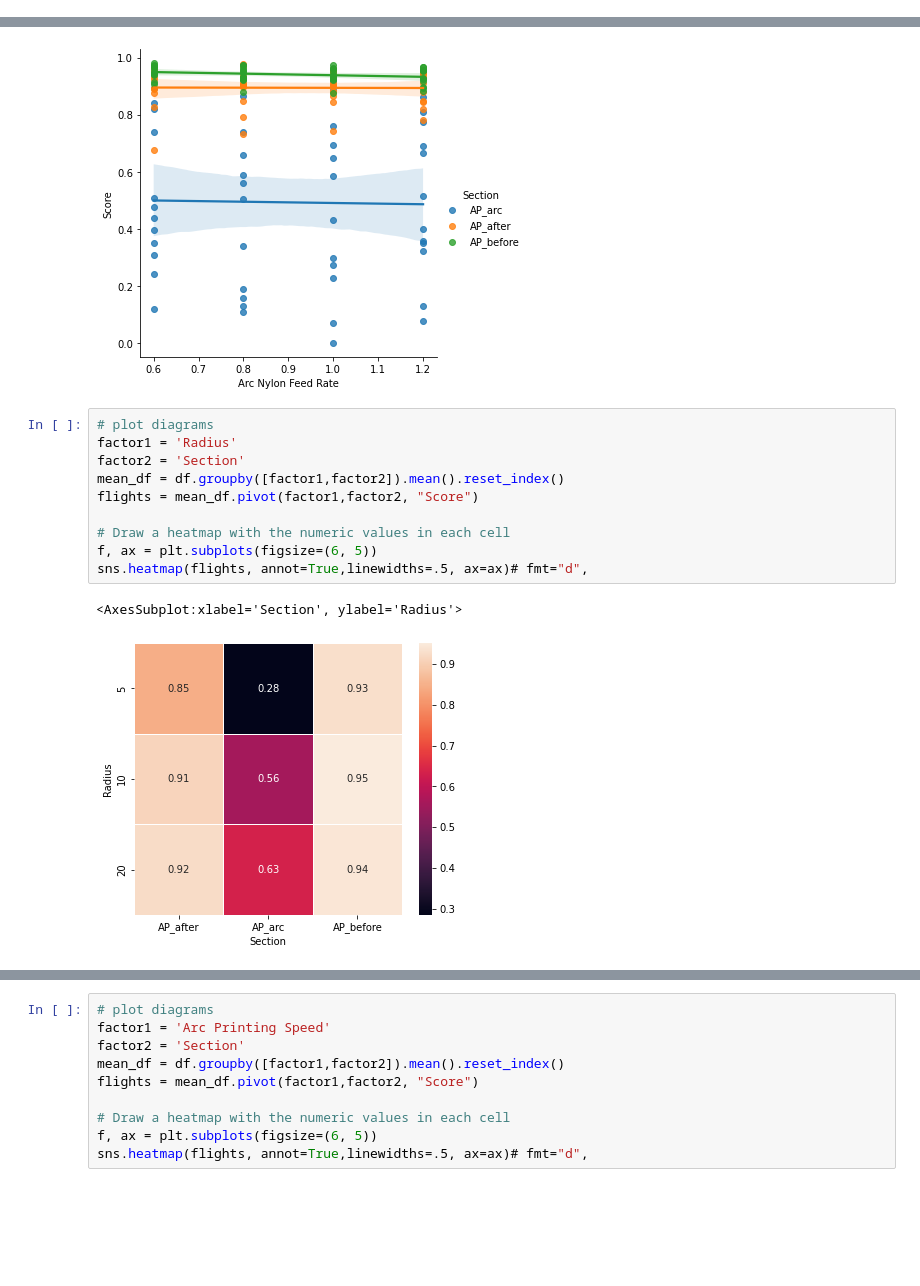
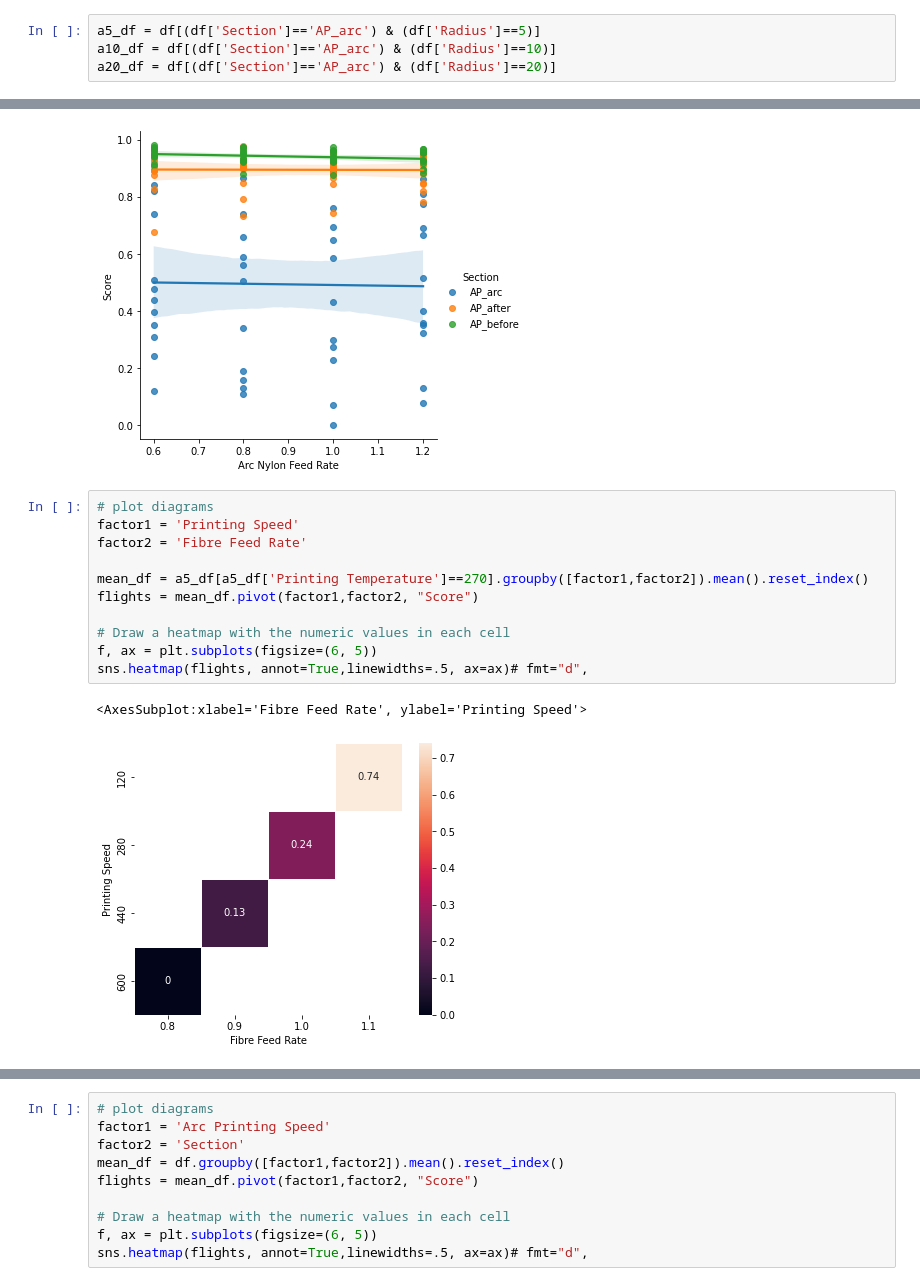
Before and after one commit to ZijueChen/Carbon-Fiber-Detection, a Jupyter notebook: Carbon Fiber Detection.ipynb, the cells around one changed output, grey strips where cells are left out. Drawn from its saved outputs; the diff is of its cells as text; blank space fills up the shorter version.

```diff
--- a/Carbon Fiber Detection.ipynb
+++ b/Carbon Fiber Detection.ipynb
@@ -105,3 +105,7 @@ df.head()
 | 2 | 240 | 120 | 1.0 | 1.0 | 20 | v1 | 0.958136 | ... |
 | 3 | 240 | 120 | 1.0 | 1.0 | 5 | v1 | 0.876785 | ... |
 | 4 | 240 | 120 | 1.0 | 1.0 | 10 | v1 | 0.938635 | ... |
+# %%
+a5_df = df[(df['Section']=='AP_arc') & (df['Radius']==5)]
+a10_df = df[(df['Section']=='AP_arc') & (df['Radius']==10)]
+a20_df = df[(df['Section']=='AP_arc') & (df['Radius']==20)]
@@ -288,14 +340,15 @@ g = sns.lmplot(
 [figure]
 # %%
 # plot diagrams
-factor1 = 'Radius'
-factor2 = 'Section'
-mean_df = df.groupby([factor1,factor2]).mean().reset_index()
+factor1 = 'Printing Speed'
+factor2 = 'Fibre Feed Rate'
+
+mean_df = a5_df[a5_df['Printing Temperature']==270].groupby([factor1,factor2]).mean().reset_index()
 flights = mean_df.pivot(factor1,factor2, "Score")
 
 # Draw a heatmap with the numeric values in each cell
 f, ax = plt.subplots(figsize=(6, 5))
 sns.heatmap(flights, annot=True,linewidths=.5, ax=ax)# fmt="d",
 # %% [output]
-<AxesSubplot:xlabel='Section', ylabel='Radius'>
+<AxesSubplot:xlabel='Fibre Feed Rate', ylabel='Printing Speed'>
-[figure, old version]
+[figure, new version]
```
Also changed, not shown: parts of 23 cells of this notebook, 1 other file.
